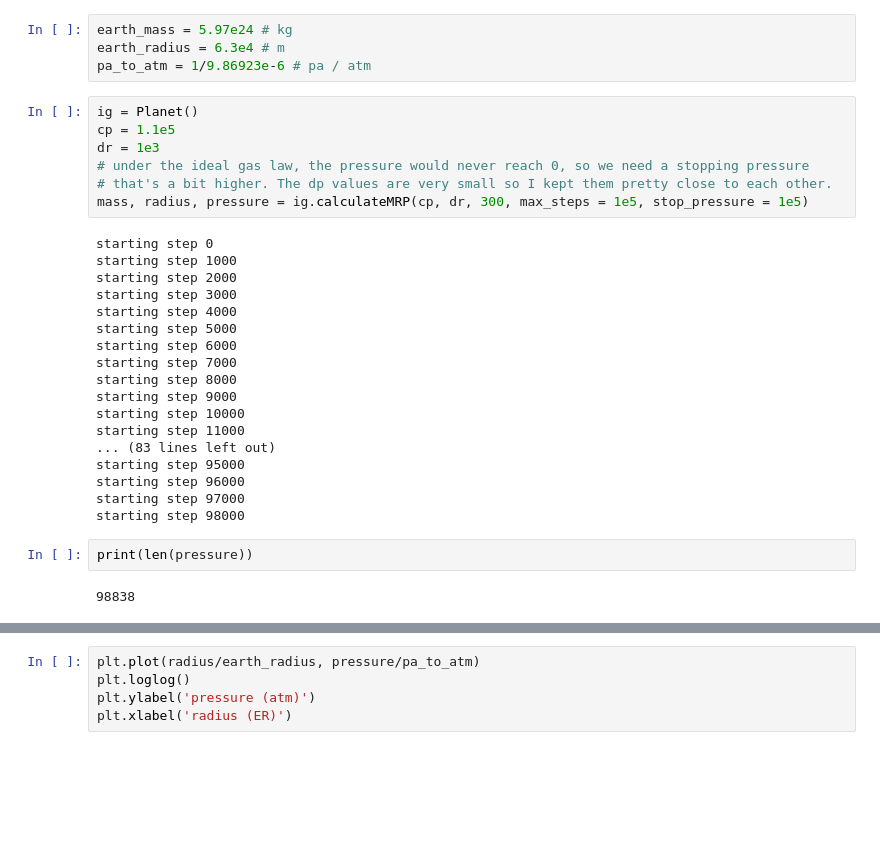
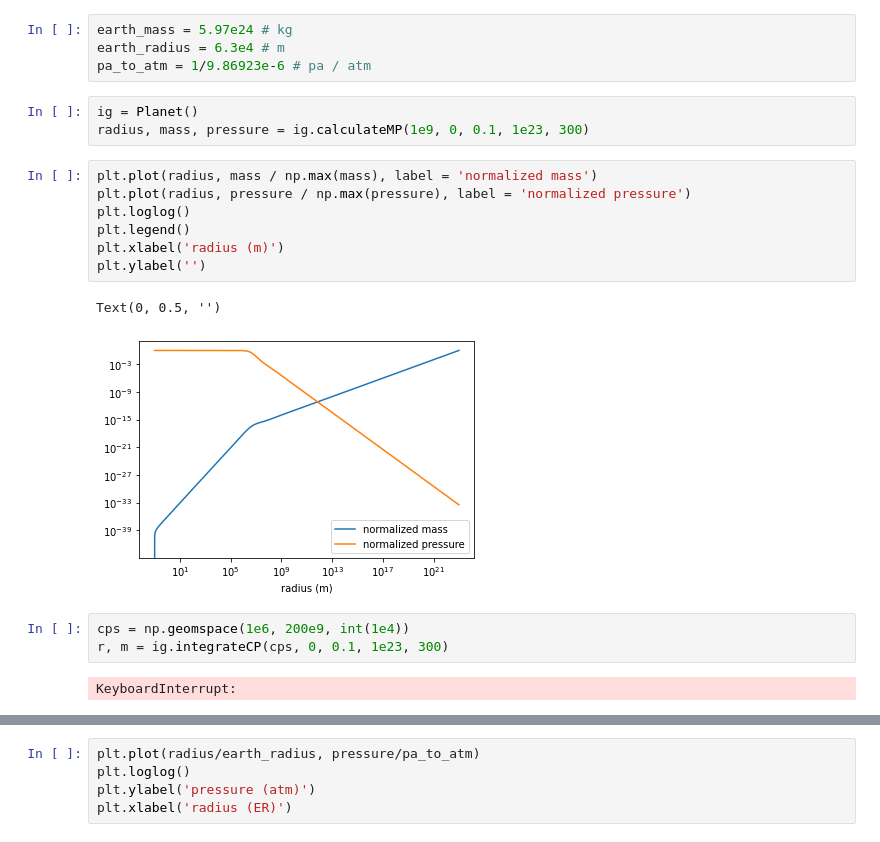
Before and after one commit to calvinosinga/intoexo, a Jupyter notebook: analysis.ipynb, the cells around one changed output, grey strips where cells are left out. Saved outputs shown, nothing was run; the diff lists cells and outputs as text; blank space fills up the shorter version.

```diff
--- a/analysis.ipynb
+++ b/analysis.ipynb
@@ -7,32 +7,21 @@ from planetdfq import Planet
 earth_mass = 5.97e24 # kg
 earth_radius = 6.3e4 # m
 pa_to_atm = 1/9.86923e-6 # pa / atm
-# %%
-ig = Planet()
-cp = 1.1e5
-dr = 1e3
-# under the ideal gas law, the pressure would never reach 0, so we need a stopping pressure
-# that's a bit higher. The dp values are very small so I kept them pretty close to each other.
-mass, radius, pressure = ig.calculateMRP(cp, dr, 300, max_steps = 1e5, stop_pressure = 1e5)
-# %% [output]
-starting step 0
-starting step 1000
-starting step 2000
-starting step 3000
-starting step 4000
-starting step 5000
-starting step 6000
-starting step 7000
-starting step 8000
-starting step 9000
-starting step 10000
-starting step 11000
-... (83 lines left out)
-starting step 95000
-starting step 96000
-starting step 97000
-starting step 98000
-# %%
-print(len(pressure))
-# %% [output]
-98838
+# %%
+ig = Planet()
+radius, mass, pressure = ig.calculateMP(1e9, 0, 0.1, 1e23, 300)
+# %%
+plt.plot(radius, mass / np.max(mass), label = 'normalized mass')
+plt.plot(radius, pressure / np.max(pressure), label = 'normalized pressure')
+plt.loglog()
+plt.legend()
+plt.xlabel('radius (m)')
+plt.ylabel('')
+# %% [output]
+Text(0, 0.5, '')
+[figure, added]
+# %%
+cps = np.geomspace(1e6, 200e9, int(1e4))
+r, m = ig.integrateCP(cps, 0, 0.1, 1e23, 300)
+# %% [output]
+KeyboardInterrupt:
```
Also changed, not shown: parts of 2 cells of this notebook, 1 other file.
